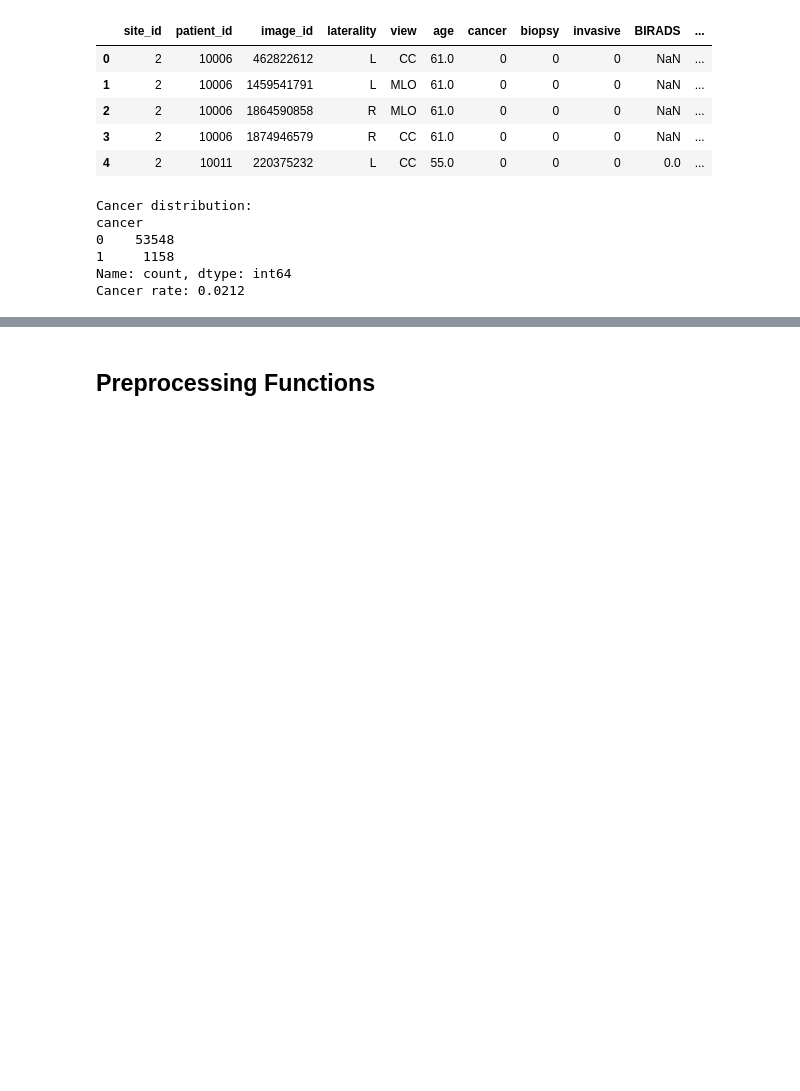
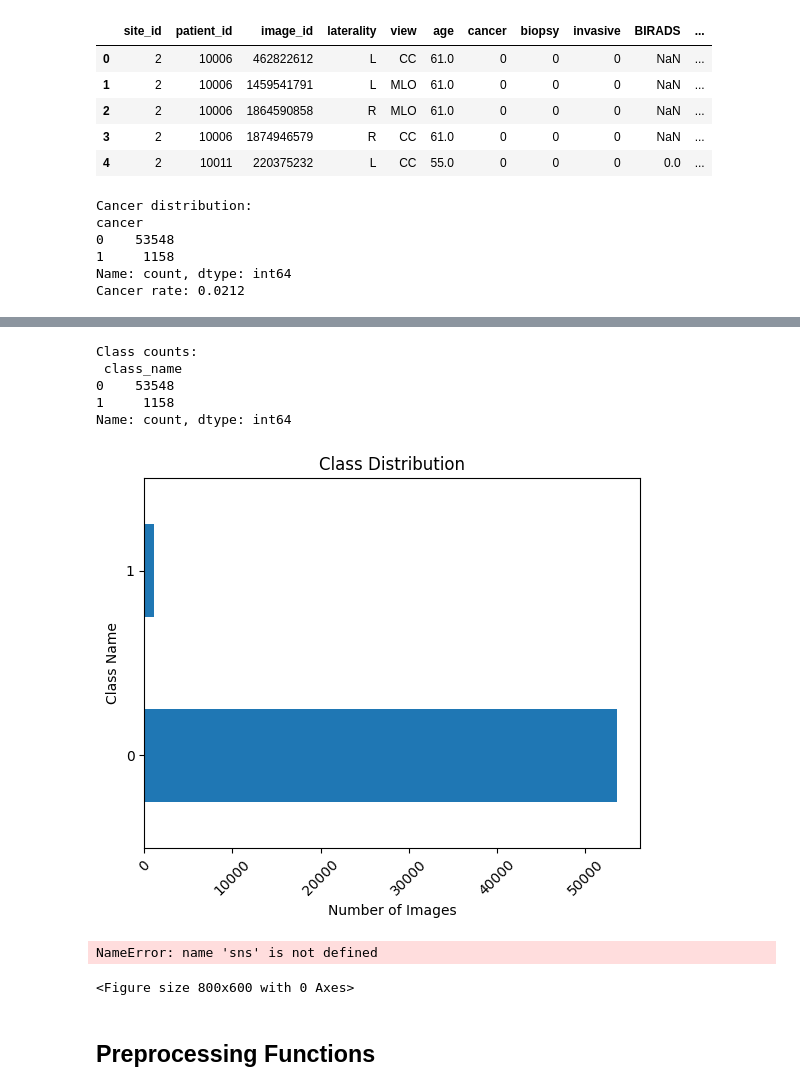
Before and after one commit to JaMallJR/DEPI_GRADUATION_PROJECT, a Jupyter notebook: code/preprocessing.ipynb, the cells around one changed output, grey strips where cells are left out. Cells and saved outputs as stored; diff of their text form; code cells hidden in the pictures; blank space fills up the shorter version.

```diff
--- a/code/preprocessing.ipynb
+++ b/code/preprocessing.ipynb
@@ -70,3 +109,55 @@ Cancer rate: 0.0212
+# %%
+# Create a DataFrame to aid in analysis
+data = pd.DataFrame({
+    'image_path': file_paths,
+    'label': labels
+})
+
+# Map numerical labels to class names
+label_to_class = {v: k for k, v in class_to_label.items()}
+data['class_name'] = data['label'].map(label_to_class)
+
+# Display class counts
+class_counts = data['class_name'].value_counts()
+print("Class counts:\n", class_counts)
+
+# Plot class distribution
+class_counts.plot(kind='barh')
+plt.title('Class Distribution')
+plt.xlabel('Number of Images')
+plt.ylabel('Class Name')
+plt.xticks(rotation=45)
+plt.show()
+# %% [output]
+Class counts:
+ class_name
+0    53548
+1     1158
+Name: count, dtype: int64
+[figure, added]
+# %%
+
+plt.figure(figsize=(8, 6))
+sns.set_style("whitegrid")
+
+ax = sns.countplot(data=data, x=data['label'].map(label_to_class), palette='viridis')
+
+for p in ax.patches:
+    ax.annotate(f'{int(p.get_height())}',
+                (p.get_x() + p.get_width() / 2., p.get_height()),
+                ha = 'center',
+                va = 'center',
+                xytext = (0, 10),
+                textcoords = 'offset points')
+
+plt.title("Count of Each Category")
+plt.xlabel("Category")
+plt.ylabel("Count")
+
+plt.show()
+# %% [output]
+NameError: name 'sns' is not defined
+<Figure size 800x600 with 0 Axes>
 # %% [markdown]
 ## Preprocessing Functions
 # %%
```
Also changed, not shown: parts of 12 cells of this notebook, 4 other files.
